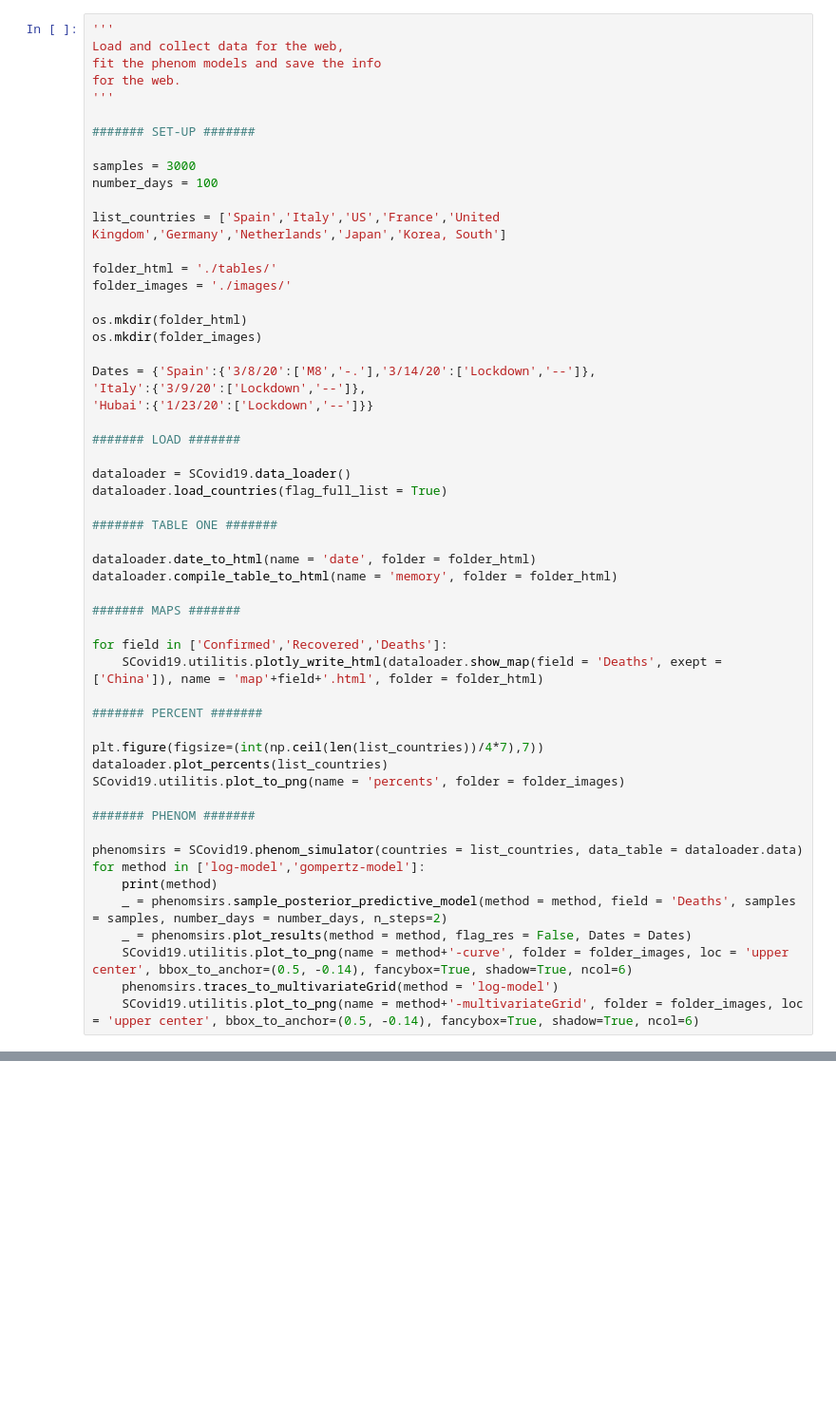
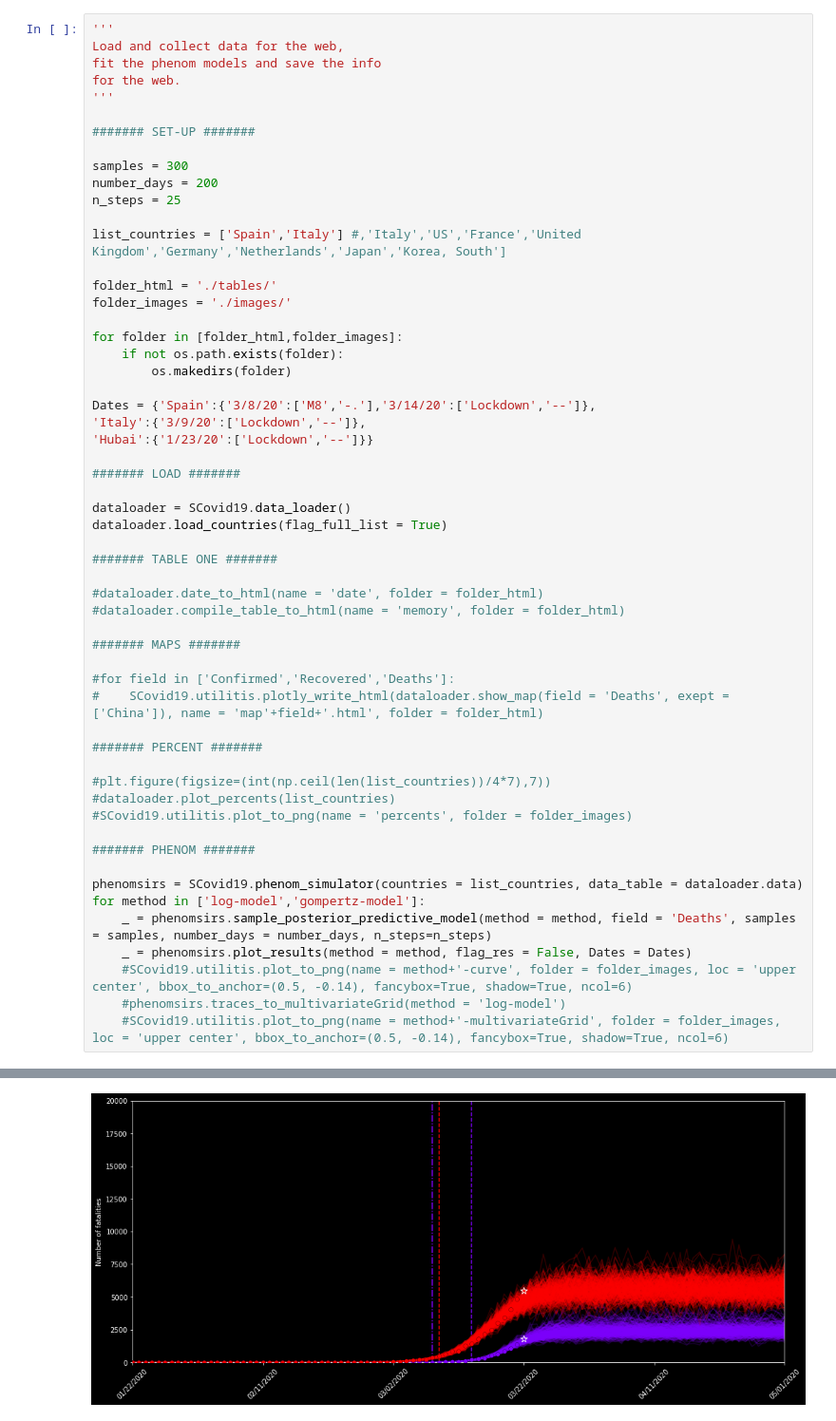
Before and after one commit to mkefly/Simulations-COVID19, a Jupyter notebook: notebooks/test_notebook.ipynb, the cells around one changed output, grey strips where cells are left out. Shown at 95% size. Drawn from its saved outputs; the diff is of its cells as text; blank space fills up the shorter version.

```diff
--- a/notebooks/test_notebook.ipynb
+++ b/notebooks/test_notebook.ipynb
@@ -16,16 +14,18 @@ for the web.
 
 ####### SET-UP #######
 
-samples = 3000
-number_days = 100
+samples = 300
+number_days = 200
+n_steps = 25
 
-list_countries = ['Spain','Italy','US','France','United Kingdom','Germany','Netherlands','Japan','Korea, South']
+list_countries = ['Spain','Italy'] #,'Italy','US','France','United Kingdom','Germany','Netherlands','Japan','Korea, South']
 
 folder_html = './tables/'
 folder_images = './images/'
 
-os.mkdir(folder_html)
-os.mkdir(folder_images)
+for folder in [folder_html,folder_images]:
+    if not os.path.exists(folder):
+        os.makedirs(folder)
 
 Dates = {'Spain':{'3/8/20':['M8','-.'],'3/14/20':['Lockdown','--']},
 'Italy':{'3/9/20':['Lockdown','--']},
@@ -38,28 +38,27 @@ dataloader.load_countries(flag_full_list = True)
 
 ####### TABLE ONE #######
 
-dataloader.date_to_html(name = 'date', folder = folder_html)
-dataloader.compile_table_to_html(name = 'memory', folder = folder_html)
+#dataloader.date_to_html(name = 'date', folder = folder_html)
+#dataloader.compile_table_to_html(name = 'memory', folder = folder_html)
 
 ####### MAPS #######
 
-for field in ['Confirmed','Recovered','Deaths']:
-    SCovid19.utilitis.plotly_write_html(dataloader.show_map(field = 'Deaths', exept = ['China']), name = 'map'+field+'.html', folder = folder_html)
+#for field in ['Confirmed','Recovered','Deaths']:
+#    SCovid19.utilitis.plotly_write_html(dataloader.show_map(field = 'Deaths', exept = ['China']), name = 'map'+field+'.html', folder = folder_html)
 
 ####### PERCENT #######
 
-plt.figure(figsize=(int(np.ceil(len(list_countries))/4*7),7))
-dataloader.plot_percents(list_countries)
-SCovid19.utilitis.plot_to_png(name = 'percents', folder = folder_images)
+#plt.figure(figsize=(int(np.ceil(len(list_countries))/4*7),7))
+#dataloader.plot_percents(list_countries)
+#SCovid19.utilitis.plot_to_png(name = 'percents', folder = folder_images)
 
 ####### PHENOM #######
 
 phenomsirs = SCovid19.phenom_simulator(countries = list_countries, data_table = dataloader.data)
 for method in ['log-model','gompertz-model']:
-    print(method)
-    _ = phenomsirs.sample_posterior_predictive_model(method = method, field = 'Deaths', samples = samples, number_days = number_days, n_steps=2)
+    _ = phenomsirs.sample_posterior_predictive_model(method = method, field = 'Deaths', samples = samples, number_days = number_days, n_steps=n_steps)
     _ = phenomsirs.plot_results(method = method, flag_res = False, Dates = Dates)
-    SCovid19.utilitis.plot_to_png(name = method+'-curve', folder = folder_images, loc = 'upper center', bbox_to_anchor=(0.5, -0.14), fancybox=True, shadow=True, ncol=6)
-    phenomsirs.traces_to_multivariateGrid(method = 'log-model')
-    SCovid19.utilitis.plot_to_png(name = method+'-multivariateGrid', folder = folder_images, loc = 'upper center', bbox_to_anchor=(0.5, -0.14), fancybox=True, shadow=True, ncol=6)
+    #SCovid19.utilitis.plot_to_png(name = method+'-curve', folder = folder_images, loc = 'upper center', bbox_to_anchor=(0.5, -0.14), fancybox=True, shadow=True, ncol=6)
+    #phenomsirs.traces_to_multivariateGrid(method = 'log-model')
+    #SCovid19.utilitis.plot_to_png(name = method+'-multivariateGrid', folder = folder_images, loc = 'upper center', bbox_to_anchor=(0.5, -0.14), fancybox=True, shadow=True, ncol=6)
 # %% [output]
@@ -90,0 +111 @@ KeyboardInterrupt:
+[figure, added]
```
Also changed, not shown: parts of 3 cells of this notebook, 12 other files.
